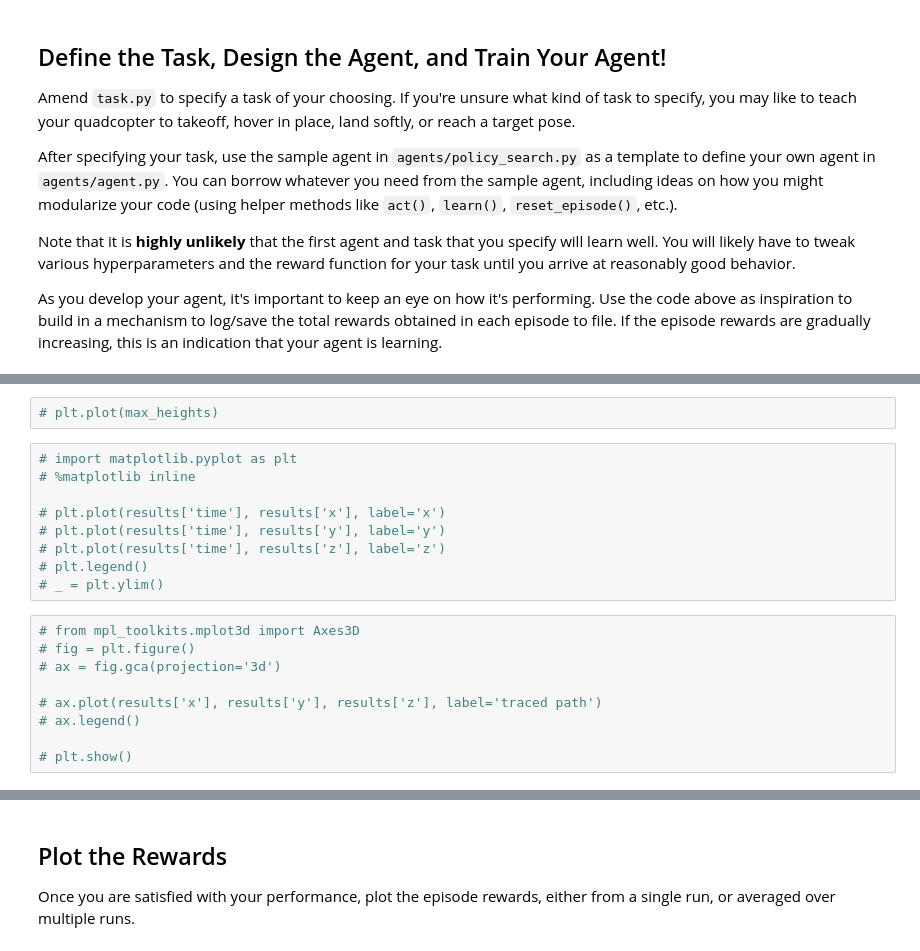
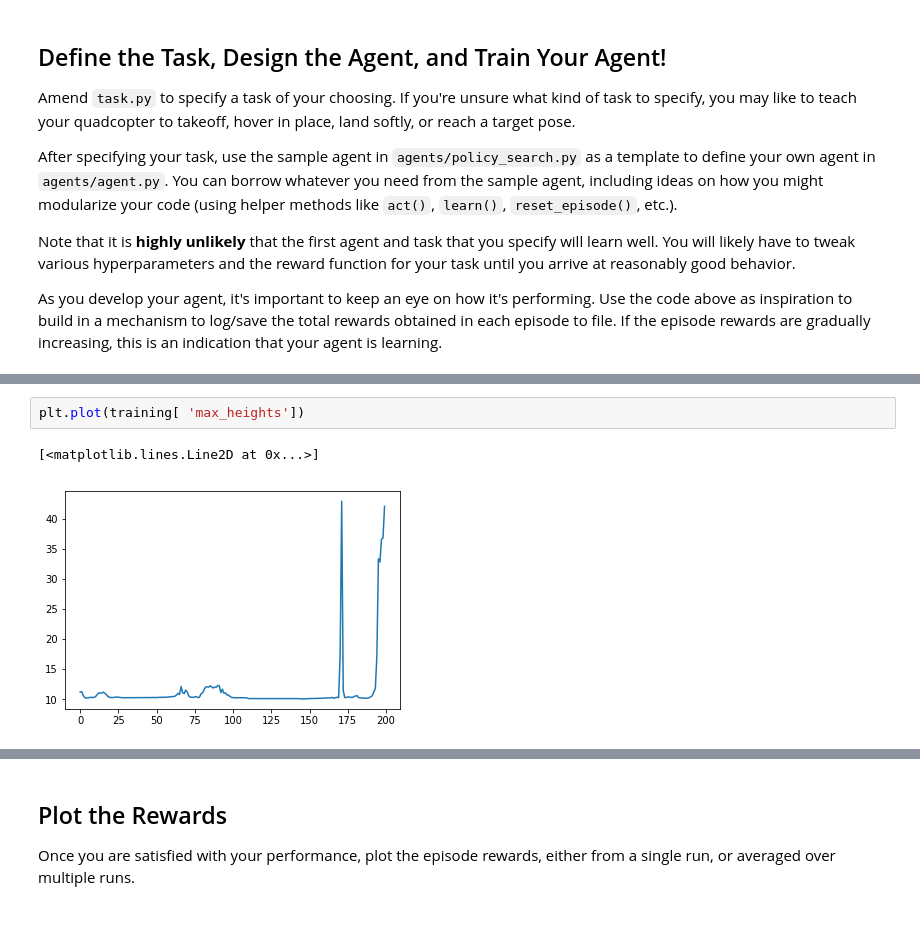
Before and after one commit to gotamist/deep-learning, a Jupyter notebook: Quadcopter_Project.ipynb, the cells around one changed output, grey strips where cells are left out. Drawn from its saved outputs; the diff is of its cells as text; blank space fills up the shorter version.

```diff
--- a/Quadcopter_Project.ipynb
+++ b/Quadcopter_Project.ipynb
@@ -325,20 +345,5 @@ plt.plot(end_times)
 # %%
-# plt.plot(max_heights)
+plt.plot(training[ 'max_heights'])
+# %% [output]
+[<matplotlib.lines.Line2D at 0x...>]
+[figure, added]
-# %%
-# import matplotlib.pyplot as plt
-# %matplotlib inline
-
-# plt.plot(results['time'], results['x'], label='x')
-# plt.plot(results['time'], results['y'], label='y')
-# plt.plot(results['time'], results['z'], label='z')
-# plt.legend()
-# _ = plt.ylim()
-# %%
-# from mpl_toolkits.mplot3d import Axes3D
-# fig = plt.figure()
-# ax = fig.gca(projection='3d')
-
-# ax.plot(results['x'], results['y'], results['z'], label='traced path')
-# ax.legend()
-
-# plt.show()
```
Also changed, not shown: parts of 23 cells of this notebook.
